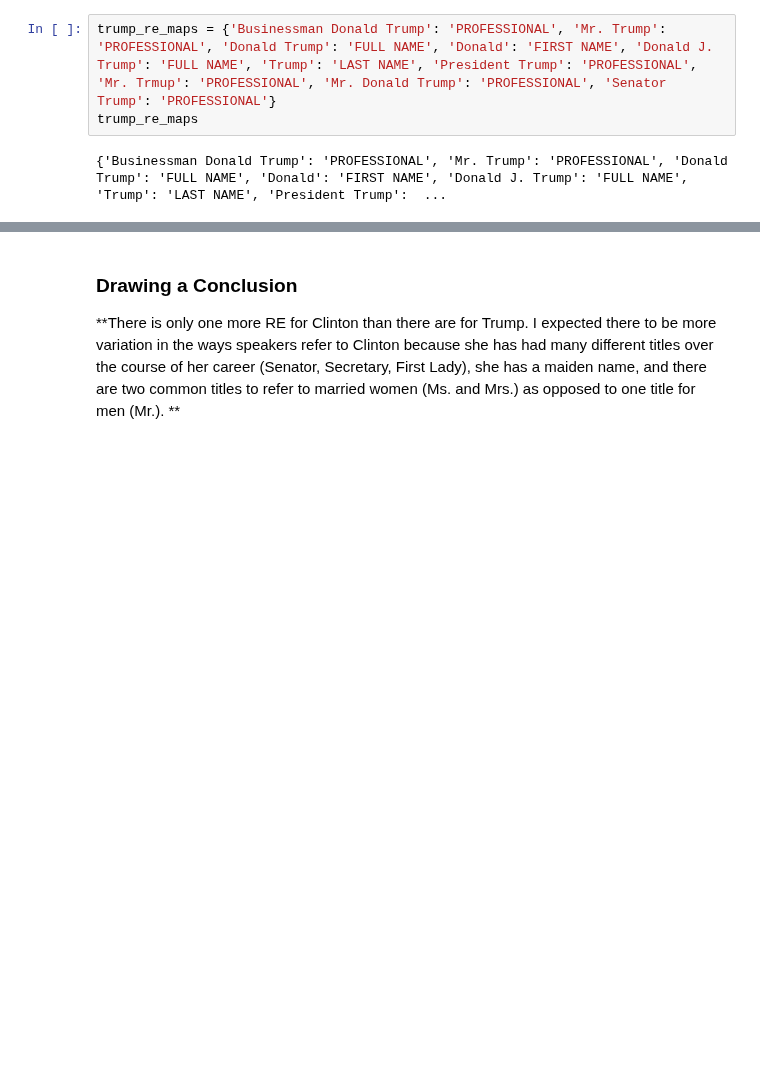
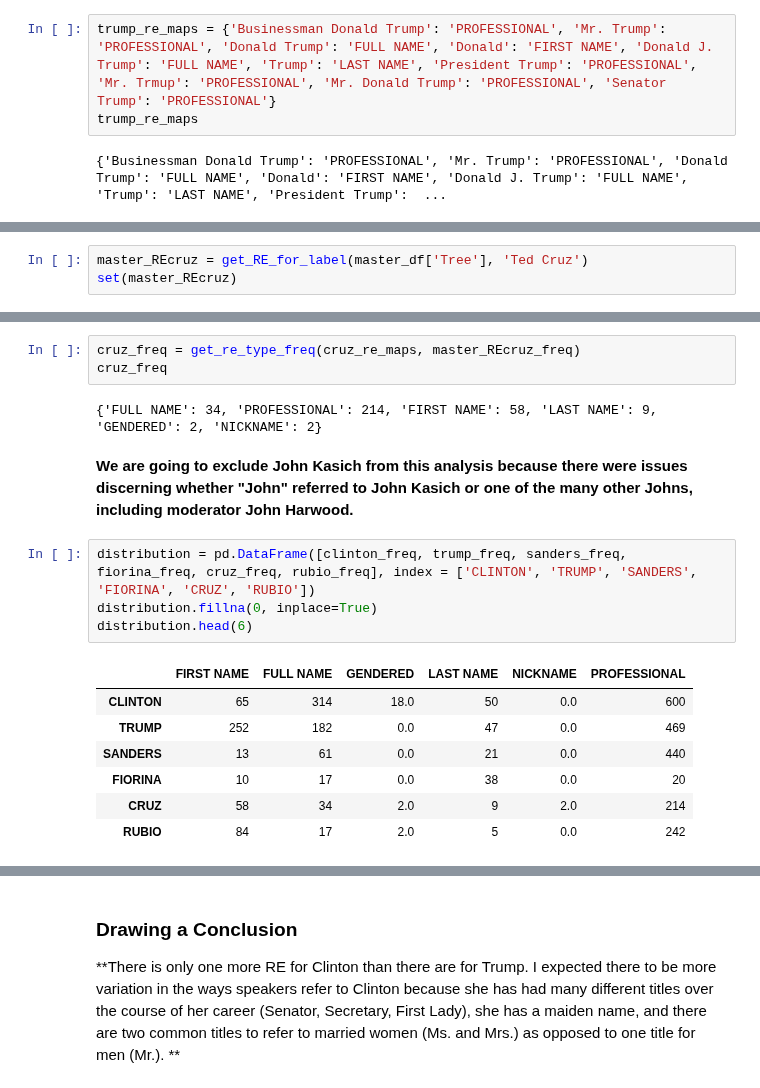
Before and after one commit to Data-Science-for-Linguists/2016-Debates-and-Referring-Expressions, a Jupyter notebook: analysis.ipynb, the cells around one changed output, grey strips where cells are left out. Drawn from its saved outputs; the diff is of its cells as text; blank space fills up the shorter version.

```diff
--- a/analysis.ipynb
+++ b/analysis.ipynb
@@ -597,0 +552,3 @@ trump_re_maps
+# %%
+master_REcruz = get_RE_for_label(master_df['Tree'], 'Ted Cruz')
+set(master_REcruz)
@@ -597,0 +567,19 @@ trump_re_maps
+# %%
+cruz_freq = get_re_type_freq(cruz_re_maps, master_REcruz_freq)
+cruz_freq
+# %% [output]
+{'FULL NAME': 34, 'PROFESSIONAL': 214, 'FIRST NAME': 58, 'LAST NAME': 9, 'GENDERED': 2, 'NICKNAME': 2}
+# %% [markdown]
+**We are going to exclude John Kasich from this analysis because there were issues discerning whether "John" referred to John Kasich or one of the many other Johns, including moderator John Harwood.**
+# %%
+distribution = pd.DataFrame([clinton_freq, trump_freq, sanders_freq, fiorina_freq, cruz_freq, rubio_freq], index = ['CLINTON', 'TRUMP', 'SANDERS', 'FIORINA', 'CRUZ', 'RUBIO'])
+distribution.fillna(0, inplace=True)
+distribution.head(6)
+# %% [output]
+|  | FIRST NAME | FULL NAME | GENDERED | LAST NAME | NICKNAME | PROFESSIONAL |
+| CLINTON | 65 | 314 | 18.0 | 50 | 0.0 | 600 |
+| TRUMP | 252 | 182 | 0.0 | 47 | 0.0 | 469 |
+| SANDERS | 13 | 61 | 0.0 | 21 | 0.0 | 440 |
+| FIORINA | 10 | 17 | 0.0 | 38 | 0.0 | 20 |
+| CRUZ | 58 | 34 | 2.0 | 9 | 2.0 | 214 |
+| RUBIO | 84 | 17 | 2.0 | 5 | 0.0 | 242 |
```
Also changed, not shown: parts of 59 cells of this notebook.
